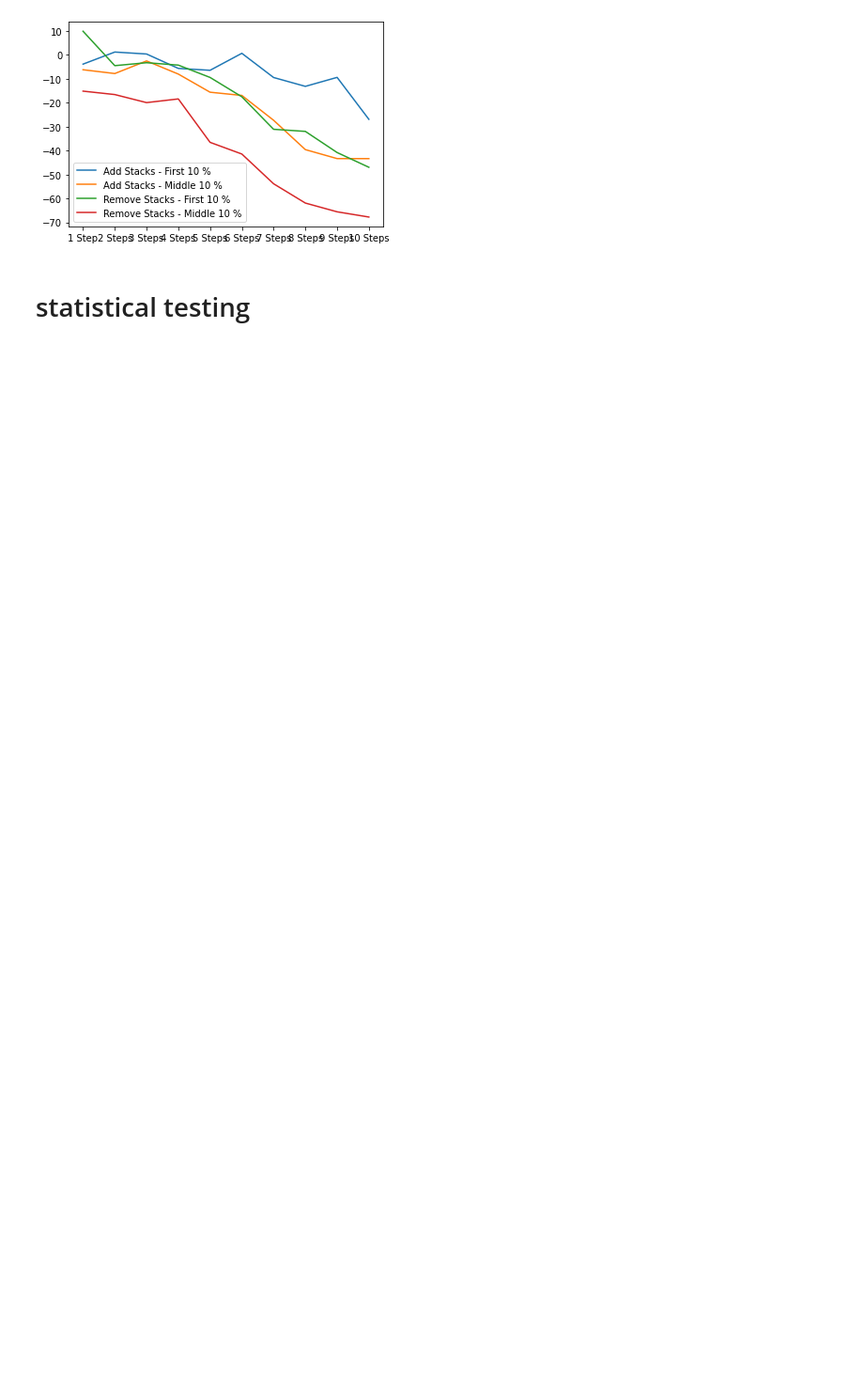
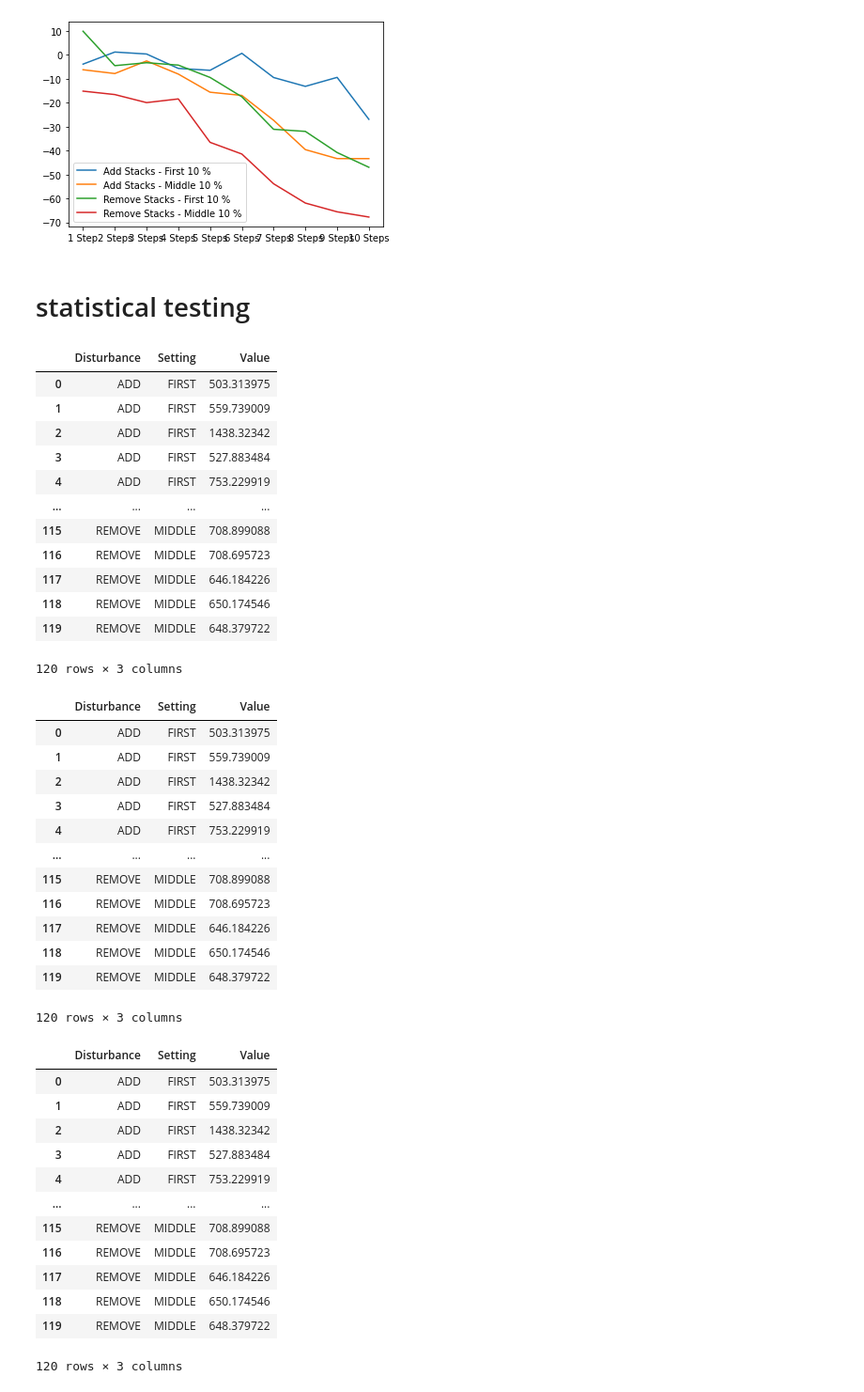
Before and after one commit to martineisenberg/momot-reactive, a Jupyter notebook: evaluation/data_processing.ipynb, the cells around one changed output. Shown at 94% size. Drawn from its saved outputs; the diff is of its cells as text; code cells hidden in the pictures; blank space fills up the shorter version.

```diff
--- a/evaluation/data_processing.ipynb
+++ b/evaluation/data_processing.ipynb
@@ -628,6 +628,9 @@ plot = False
 files = os.listdir(os.path.join('.', 'exp3/case_1to100'))
 overall_runtime = pd.DataFrame(columns = ["Option", "Idle Replan", "Parallel (2)", "Parallel (5)", "Parallel (10)"])
 overall_runtime_std = pd.DataFrame(columns =  ["Option", "Idle Replan",  "Parallel (2)", "Parallel (5)", "Parallel (10)"])
+raw_idle = pd.DataFrame(columns = ['Disturbance', 'Setting', 'Value'])
+raw_parallel_1 = pd.DataFrame(columns = ['Disturbance', 'Setting', 'Value'])
+raw_parallel_10 = pd.DataFrame(columns = ['Disturbance', 'Setting', 'Value'])
 for f in files:
     if f.endswith("csv"):
         df = pd.read_csv(os.path.join('.', 'exp3/case_1to100', f), sep=";")
@@ -659,19 +662,31 @@ for f in files:
         df_p["pred_plan_steps_execution_time"] = [ast.literal_eval(g)[1]*T for g in df_p["pred_plan_objectives"]]
         df_p["pred_overall_execution_time"] =  df_p["pred_plan_steps_execution_time"] + df_p["pred_plan_runtime"]
 
+        disturbance = f.split("@")[1].split("_errPerDisturbance")[0].split("_")[0]
+        setting = f.split("@")[1].split("_errPerDisturbance")[0].split("_")[2]
         for name, g in df.groupby(by='variant'):
             mean_executiontime_row["Idle Replan"] = round(g['overall_execution_time'].median(),3)
             std_executiontime_row["Idle Replan"] = round(g['overall_execution_time'].std(),3)#/mean_executiontime_row["Idle Replan"]*100
+            for index, row in g.iterrows():
+                raw_idle = raw_idle.append({"Disturbance": disturbance, "Setting": setting, "Value": row['overall_execution_time']}, ignore_index=True)
             if plot:
                 plt.plot(g["run"], g["overall_execution_time"], label = "Idle Replan")
         for name, group in df_p.groupby(by=['variant', 'predicted_steps']):
             mean_executiontime_row[f"Parallel ({name[1]})"] = round(group['pred_overall_execution_time'].median(), 3)
             std_executiontime_row[f"Parallel ({name[1]})"] = round(group['pred_overall_execution_time'].std(), 3)#/mean_executiontime_row[f"Parallel ({name[1]})"]*100
+            if name[1]==1:
+                for index, row in g.iterrows():
+                    raw_parallel_1 = raw_parallel_1.append({"Disturbance": disturbance, "Setting": setting, "Value": row['overall_execution_time']}, ignore_index=True)
+            elif name[1]==10:
+                for index, row in g.iterrows():
+                    raw_parallel_10 = raw_parallel_10.append({"Disturbance": disturbance, "Setting": setting, "Value": row['overall_execution_time']}, ignore_index=True)
+
             if plot:
                 plt.plot(group["run"], group["pred_overall_execution_time"], label=f"Parallel ({name[1]})")
 
         mean_executiontime_row["Option"] = f.split("@")[1].split("_errPerDisturbance")[0]
         std_executiontime_row["Option"] = f.split("@")[1].split("_errPerDisturbance")[0]
+        print(f.split("@")[1].split("_errPerDisturbance")[0])
         overall_runtime = overall_runtime.append(mean_executiontime_row, ignore_index = True)
         overall_runtime_std = overall_runtime_std.append(std_executiontime_row, ignore_index = True)
         if plot:
@@ -680,8 +695,8 @@ for f in files:
             plt.show()
 
 print("Median - Execution time (seconds)")
-display(overall_runtime.iloc[:2, :])
-display(overall_runtime.iloc[2:4, :])
+#display(overall_runtime.iloc[:2, :])
+#display(overall_runtime.iloc[2:4, :])
 
 for steps in step_variants:
     overall_runtime[f"Parallel ({steps})"] = (overall_runtime[f"Parallel ({steps})"] - overall_runtime["Idle Replan"])/ overall_runtime["Idle Replan"] * 100
@@ -694,8 +709,6 @@ print("Median - Execution time relative to idle replanning (%)")
 display(overall_runtime.iloc[:2, :])
 display(overall_runtime.iloc[2:4, :])
 
-plt.bar([1, 2], overall_runtime.iloc[0, 1:3])
-
 print("Standard Deviation - Execution time (seconds)")
 #overall_runtime_std.iloc[:, 1:] = overall_runtime_std[:, 1:]/overall_runtime[:, 1:]
 # %% [output]
@@ -775,3 +761,56 @@ replan_small, seed_small = get_data("exp2/fixedPlanLength/max10itemsperstack")
+# %%
+
+display(raw_idle)
+
+display(raw_parallel_1)
+
+display(raw_parallel_10)
+#for name, group in df_p.groupby(by=['variant', 'predicted_steps']):
+            #mean_executiontime_row[f"Parallel ({name[1]})"] = round(group['pred_overall_execution_time'].median(), 3)
+            #std_executiontime_row[f"Parallel ({name[1]})"] = round(group['pred_overall_execution_time'].std(), 3)#/mean_executiontime_row[f"Parallel ({name[1]})"]*100
+
+#replan_large, seed_large = get_data("exp2/fixedPlanLength/max100itemsperstack")
+#replan_small, seed_small = get_data("exp2/fixedPlanLength/max10itemsperstack")
+# %% [output]
+|  | Disturbance | Setting | Value |
+| 0 | ADD | FIRST | 503.313975 |
+| 1 | ADD | FIRST | 559.739009 |
+| 2 | ADD | FIRST | 1438.32342 |
+| 3 | ADD | FIRST | 527.883484 |
+| 4 | ADD | FIRST | 753.229919 |
+| ... | ... | ... | ... |
+| 115 | REMOVE | MIDDLE | 708.899088 |
+| 116 | REMOVE | MIDDLE | 708.695723 |
+| 117 | REMOVE | MIDDLE | 646.184226 |
+| 118 | REMOVE | MIDDLE | 650.174546 |
+| 119 | REMOVE | MIDDLE | 648.379722 |
+120 rows × 3 columns
+|  | Disturbance | Setting | Value |
+| 0 | ADD | FIRST | 503.313975 |
+| 1 | ADD | FIRST | 559.739009 |
+| 2 | ADD | FIRST | 1438.32342 |
+| 3 | ADD | FIRST | 527.883484 |
+| 4 | ADD | FIRST | 753.229919 |
+| ... | ... | ... | ... |
+| 115 | REMOVE | MIDDLE | 708.899088 |
+| 116 | REMOVE | MIDDLE | 708.695723 |
+| 117 | REMOVE | MIDDLE | 646.184226 |
+| 118 | REMOVE | MIDDLE | 650.174546 |
+| 119 | REMOVE | MIDDLE | 648.379722 |
+120 rows × 3 columns
+|  | Disturbance | Setting | Value |
+| 0 | ADD | FIRST | 503.313975 |
+| 1 | ADD | FIRST | 559.739009 |
+| 2 | ADD | FIRST | 1438.32342 |
+| 3 | ADD | FIRST | 527.883484 |
+| 4 | ADD | FIRST | 753.229919 |
+| ... | ... | ... | ... |
+| 115 | REMOVE | MIDDLE | 708.899088 |
+| 116 | REMOVE | MIDDLE | 708.695723 |
+| 117 | REMOVE | MIDDLE | 646.184226 |
+| 118 | REMOVE | MIDDLE | 650.174546 |
+| 119 | REMOVE | MIDDLE | 648.379722 |
+120 rows × 3 columns
 # %%
 def test(replan, seed):
     p_values = pd.DataFrame(columns = ["Option", "p-value"])
```
Also changed, not shown: parts of 3 cells of this notebook.
